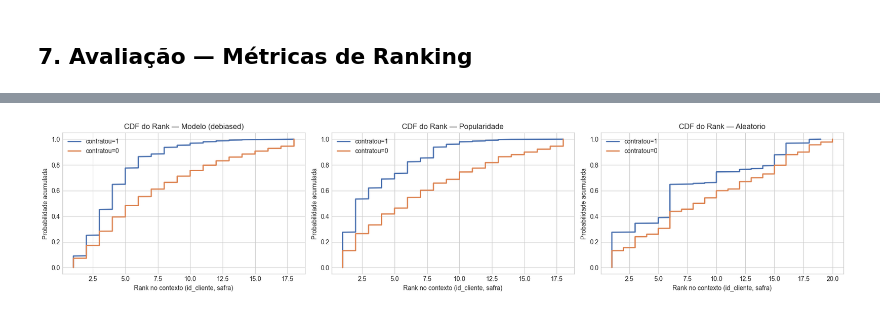
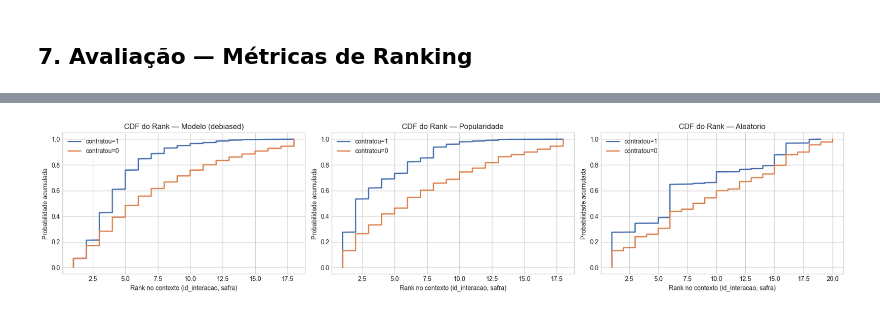
Before and after one commit to Cirokun/case-sistema-recomendacao-II, a Jupyter notebook: notebook_recomendacao_per_product.ipynb, the cells around one changed output, grey strips where cells are left out. Cells and saved outputs as stored; diff of their text form; code cells hidden in the pictures.

```diff
--- a/notebook_recomendacao_per_product.ipynb
+++ b/notebook_recomendacao_per_product.ipynb
@@ -542,7 +511,7 @@ Datasets prontos.
 # %%
 
 FEATURES = [
-    # Client
+    # Perfil do cliente
     'idade', 'segmento_enc', 'canal_preferencial_enc', 'genero_enc',
     'score_credito', 'renda_mensal', 'saldo_medio_conta', 'qtd_meses_cliente',
     'qtd_produtos_ativos', 'qtd_transacoes_pix_6m', 'vlr_total_investimentos',
@@ -550,19 +519,15 @@ FEATURES = [
     'vlr_limite_credito', 'pct_utilizacao_limite',
     'renda_saldo_ratio', 'gasto_renda_ratio', 'inv_renda_ratio',
     'utilizacao_limite_bin', 'cliente_antigo', 'alta_renda',
-    # Context
-    'posicao_exibicao',   # included to learn position bias; fixed to 1 at inference
+    # Contexto da exibição
+    'posicao_exibicao',   # incluída para capturar o viés de posição; fixada em 1 na inferência
     'canal_enc',
-    # Client-product history — 6-month rolling window, strictly before current safra
+    # Histórico cliente-produto — janela deslizante de 6 meses, estritamente antes da safra atual
     'cp_n_exibicoes_6m', 'cp_n_cliques_6m', 'cp_clicou_antes_6m',
-    'cp_pos_media_6m', 'cp_n_contratos_6m',
-    # Preference signal
+    'cp_n_contratos_6m',
+    # Sinal de afinidade de categoria
     'mesma_cat_preferida',
 ]
-# NOTE: produto_enc, prod_conv_rate, prod_clique_rate, prod_n_impressoes, receita_media
-# and margem are removed from FEATURES because each model is now trained exclusively
-# on data for its own product — those signals are captured implicitly by the per-product
-# intercept and the training distribution itself.
 # %% [markdown]
 ### 5.2 Construção das Matrizes de Treino/Teste por Produto
 
@@ -959,40 +933,39 @@ def ndcg_k(rel, ranked, k):
     ideal = sum(1/np.log2(i+2) for i in range(min(len(rel), k)))
     return dcg/ideal if ideal > 0 else 0.0
 
-def prec_k(rel, ranked, k):
-    return sum(1 for p in ranked[:k] if p in rel) / 1
+def compute_metrics(eval_df, rank_eval_df, rank_col, k=5):
+    rows = list(eval_df.itertuples(index=False))
+    ndcg = np.mean([ndcg_k(r.rel, r.ranked, k) for r in rows])
 
-def hit_k(rel, ranked, k):
-    return 1.0 if any(p in rel for p in ranked[:k]) else 0.0
+    # Precision: of all items ranked in top-k, what fraction were contracted?
+    # Recall: of all contracted items, what fraction were ranked in top-k?
+    tp = int(((rank_eval_df['contratou'] == 1) & (rank_eval_df[rank_col] <= k)).sum())
+    fp = int(((rank_eval_df['contratou'] == 0) & (rank_eval_df[rank_col] <= k)).sum())
+    fn = int(((rank_eval_df['contratou'] == 1) & (rank_eval_df[rank_col] >  k)).sum())
 
-def recall_k(rel, ranked, k):
-    return sum(1 for p in ranked[:k] if p in rel) / len(rel) if rel else 0.0
+    prec = tp / (tp + fp) if (tp + fp) > 0 else 0.0
+    rec  = tp / (tp + fn) if (tp + fn) > 0 else 0.0
 
-def compute_metrics(eval_df, k=5):
-    rows = list(eval_df.itertuples(index=False))
-    ndcg = np.mean([ndcg_k(r.rel,   r.ranked, k) for r in rows])
-    prec = np.mean([prec_k(r.rel,   r.ranked, k) for r in rows])
-    rec  = np.mean([recall_k(r.rel, r.ranked, k) for r in rows])
     return {f'NDCG@{k}': ndcg, f'Precision@{k}': prec, f'Recall@{k}': rec}
 
 def add_rank(df, score_col, rank_col):
-    ranks = (df.groupby(['id_cliente', 'safra'])[score_col]
+    ranks = (df.groupby(['id_interacao', 'safra'])[score_col]
                .rank(ascending=False, method='min')
                .astype(int))
-    return df[['id_cliente', 'safra', 'produto']].copy().assign(**{rank_col: ranks})
+    return df[['id_interacao', 'safra', 'produto']].copy().assign(**{rank_col: ranks})
 
 def get_ranked_lists(df, score_col):
     return (
-        df.sort_values(['id_cliente', 'safra', score_col], ascending=[True, True, False])
-          .groupby(['id_cliente', 'safra'])['produto']
+        df.sort_values(['id_interacao', 'safra', score_col], ascending=[True, True, False])
+          .groupby(['id_interacao', 'safra'])['produto']
           .apply(list)
           .reset_index()
           .rename(columns={'produto': 'ranked'})
     )
 
-# ── 1. Build scoring frame: every (id_cliente, safra) context × all 20 products
+# ── 1. Build scoring frame: every (id_interacao, safra) context × all 20 products
 
-test_contexts = test_df[['id_cliente', 'safra']].drop_duplicates()
+test_contexts = test_df[['id_interacao', 'id_cliente', 'safra']].drop_duplicates()
 ctx = test_contexts.merge(pd.DataFrame({'produto': prod_classes}), how='cross')
 
 client_feat_cols = [c for c in clientes.columns if c in FEATURES]
@@ -1002,7 +975,7 @@ ctx = ctx.merge(clientes[['id_cliente'] + client_feat_cols], on='id_cliente', ho
 ctx = ctx.merge(
     cp_hist_temporal[['id_cliente', 'produto', 'safra',
                        'cp_n_exibicoes_6m', 'cp_n_cliques_6m',
-                       'cp_clicou_antes_6m', 'cp_pos_media_6m', 'cp_n_contratos_6m']],
+                       'cp_clicou_antes_6m', 'cp_n_contratos_6m']],
     on=['id_cliente', 'produto', 'safra'], how='left'
 )
 ctx = fill_cp_features(ctx)
@@ -1018,7 +991,7 @@ ctx['canal_enc']        = ctx['canal_preferencial_enc']
 ctx['posicao_exibicao'] = 1   # causal debiasing
 
 missing = [f for f in FEATURES if f not in ctx.columns]
-print(f"Scoring frame: {len(ctx):,} rows | {len(test_contexts):,} contexts × {len(prod_classes)} products")
+print(f"Scoring frame: {len(ctx):,} rows | {test_contexts['id_interacao'].nunique():,} contexts × {len(prod_classes)} products")
 print(f"Missing features: {missing or 'none'}")
 
 # ── 2. Scores for each approach
@@ -1038,10 +1011,10 @@ ctx_pop_ranks   = add_rank(ctx, 'pop_score',   'pop_rank')
 ctx_rand_ranks  = add_rank(ctx, 'rand_score',  'rand_rank')
 
 rank_eval = (
-    test_df[['id_cliente', 'safra', 'produto', 'contratou']]
-    .merge(ctx_model_ranks, on=['id_cliente', 'safra', 'produto'], how='left')
-    .merge(ctx_pop_ranks,   on=['id_cliente', 'safra', 'produto'], how='left')
-    .merge(ctx_rand_ranks,  on=['id_cliente', 'safra', 'produto'], how='left')
+    test_df[['id_interacao', 'safra', 'produto', 'contratou']]
+    .merge(ctx_model_ranks, on=['id_interacao', 'safra', 'produto'], how='left')
+    .merge(ctx_pop_ranks,   on=['id_interacao', 'safra', 'produto'], how='left')
+    .merge(ctx_rand_ranks,  on=['id_interacao', 'safra', 'produto'], how='left')
 )
 
 pos = rank_eval[rank_eval['contratou'] == 1]
@@ -1052,23 +1025,27 @@ print(f"\n{'Abordagem':<22} {'Rank medio pos':>16} {'Rank medio neg':>16}")
 for col, label in [('model_rank','Modelo'), ('pop_rank','Popularidade'), ('rand_rank','Aleatorio')]:
     print(f"  {label:<20} {pos[col].mean():>16.2f} {neg[col].mean():>16.2f}")
 
-# ── 4. Ranking metrics per (id_cliente, safra) context
+# ── 4. Ranking metrics per (id_interacao, safra) context
+#
+# NDCG@5: contracted products as ground truth, rewards higher positions.
+# Precision@5: of all items ranked in top 5, fraction that were contracted.
+# Recall@5:    of all contracted items, fraction ranked in top 5.
 
 gt = (
     test_df[test_df['contratou'] == 1]
-    .groupby(['id_cliente', 'safra'])['produto']
+    .groupby(['id_interacao', 'safra'])['produto']
     .apply(set)
     .reset_index()
     .rename(columns={'produto': 'rel'})
 )
 
 results = {}
-for label, score_col in [('Modelo (debiased)', 'model_score'),
-                          ('Popularidade',      'pop_score'),
-                          ('Aleatorio',         'rand_score')]:
+for label, score_col, rank_col in [('Modelo (debiased)', 'model_score', 'model_rank'),
+                                    ('Popularidade',      'pop_score',   'pop_rank'),
+                                    ('Aleatorio',         'rand_score',  'rand_rank')]:
     ranked_lists = get_ranked_lists(ctx, score_col)
-    eval_df      = gt.merge(ranked_lists, on=['id_cliente', 'safra'])
-    results[label] = compute_metrics(eval_df, k=5)
+    eval_df      = gt.merge(ranked_lists, on=['id_interacao', 'safra'])
+    results[label] = compute_metrics(eval_df, rank_eval, rank_col, k=5)
 
 comparison = pd.DataFrame(results).T
 print('\n', comparison.round(4).to_string())
@@ -1084,7 +1061,7 @@ for ax, (label, col) in zip(axes, [('Modelo (debiased)', 'model_rank'),
         cdf = np.arange(1, len(sr) + 1) / len(sr)
         ax.plot(sr, cdf, label=grp_label, color=color, linewidth=2)
     ax.set_title(f'CDF do Rank — {label}')
-    ax.set_xlabel('Rank no contexto (id_cliente, safra)')
+    ax.set_xlabel('Rank no contexto (id_interacao, safra)')
     ax.set_ylabel('Probabilidade acumulada')
     ax.legend()
 
@@ -1108,2 +1085,2 @@ Aleatorio          0.3271       0.3891    0.3891
-[figure, old version]
+[figure, new version]
 # %% [markdown]
```
Also changed, not shown: parts of 56 cells of this notebook, 3 other files.
